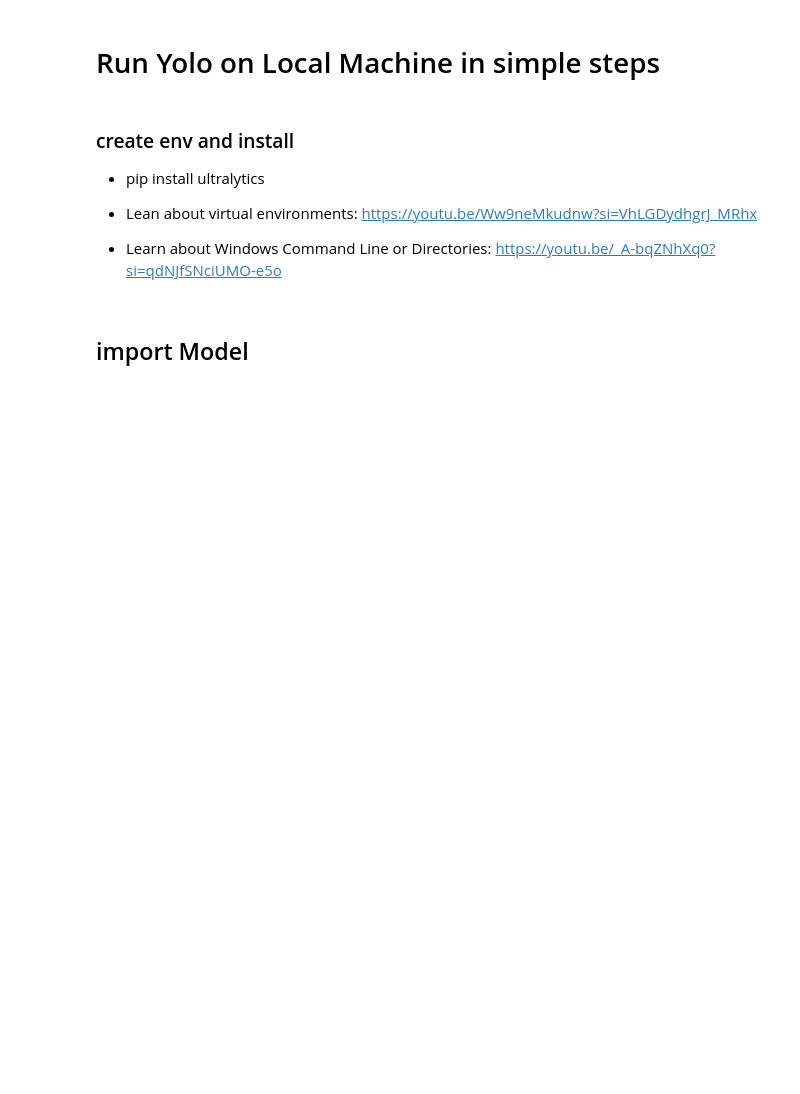
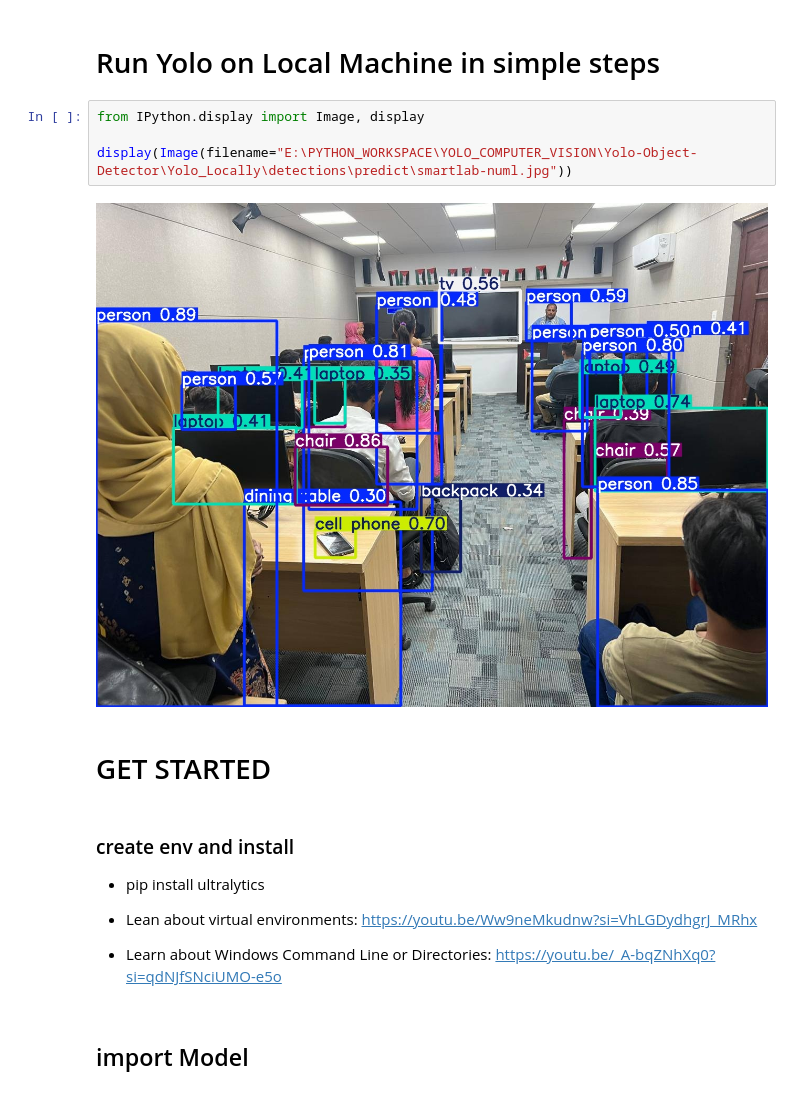
Before and after one commit to abidkk/Yolo-Object-Detector, a Jupyter notebook: Yolo_Locally/app.ipynb, the cells around one changed output. Saved outputs shown, nothing was run; the diff lists cells and outputs as text; blank space fills up the shorter version.

```diff
--- a/Yolo_Locally/app.ipynb
+++ b/Yolo_Locally/app.ipynb
@@ -1,5 +1,13 @@
 # %% [markdown]
 # Run Yolo on Local Machine in simple steps
+# %%
+from IPython.display import Image, display
+
+display(Image(filename="E:\PYTHON_WORKSPACE\YOLO_COMPUTER_VISION\Yolo-Object-Detector\Yolo_Locally\detections\predict\smartlab-numl.jpg"))
+# %% [output]
+[figure, added]
+# %% [markdown]
+# GET STARTED
 # %% [markdown]
 ###  create env and install
 
```
Also changed, not shown: 1 other file.
